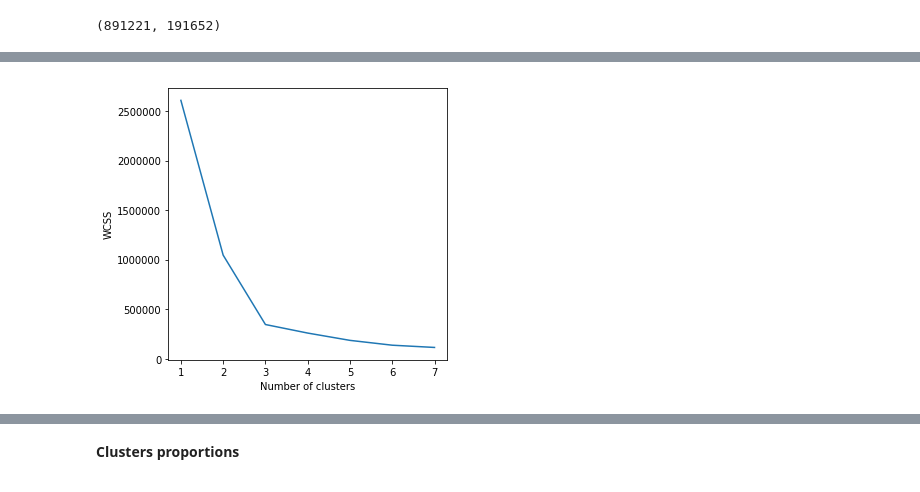
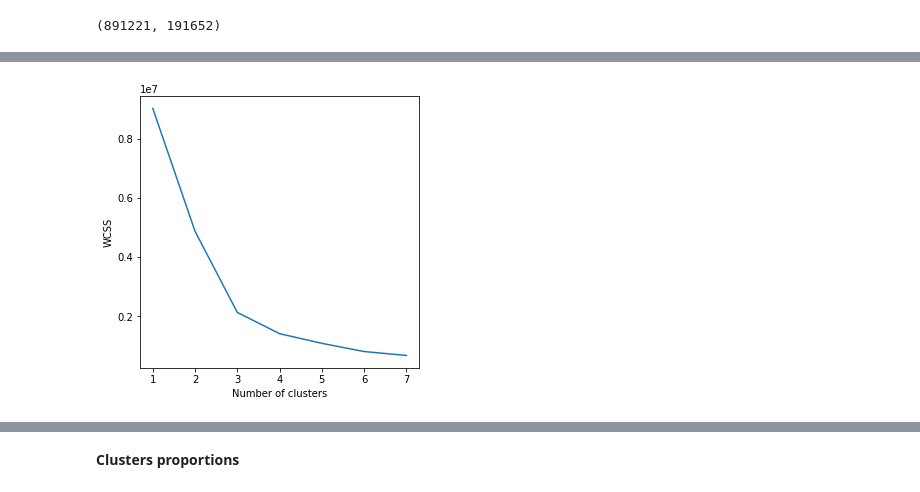
Before and after one commit to keiss01/Udacity, a Jupyter notebook: Arvato Project Workbook.ipynb, the cells around one changed output, grey strips where cells are left out. Cells and saved outputs as stored; diff of their text form; code cells hidden in the pictures.

```diff
--- a/Arvato Project Workbook.ipynb
+++ b/Arvato Project Workbook.ipynb
@@ -450,13 +438,14 @@ plt.scatter(t_customers[:,0],t_customers[:,1]);
 # %%
+# find cluster size for azdias
 wcss = []
 for i in range(1,8):
    model = KMeans(n_clusters = i, init = "k-means++")
-   model.fit(t_customers)
+   model.fit(t_azdias)
    wcss.append(model.inertia_)
 plt.figure(figsize=(5,5))
 plt.plot(range(1,8), wcss)
 plt.xlabel('Number of clusters')
 plt.ylabel('WCSS')
 plt.show()
 # %% [output]
-[figure, old version]
+[figure, new version]
```
Also changed, not shown: parts of 34 cells of this notebook.
